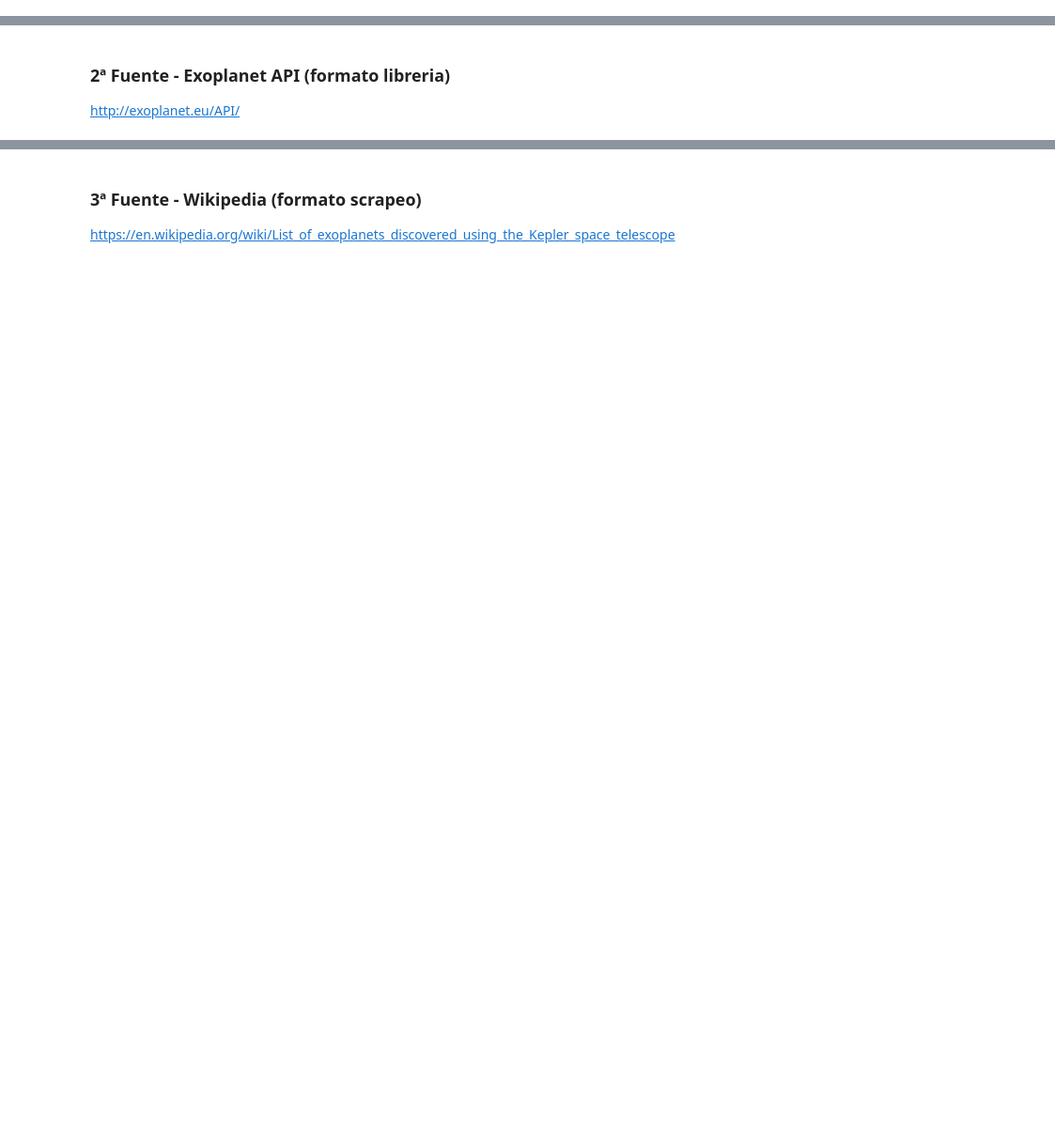
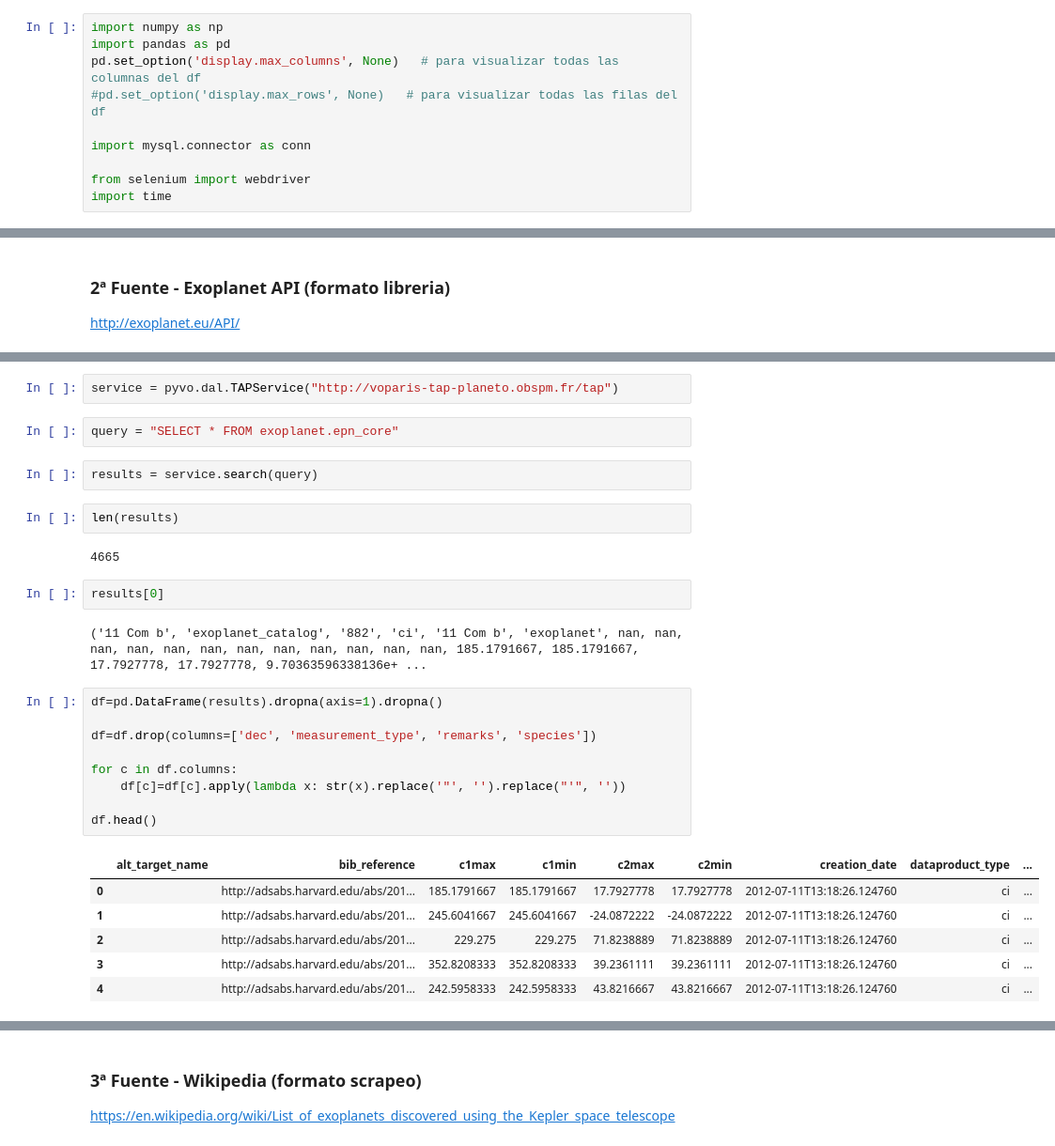
Before and after one commit to Ironhack-Data-Madrid-Abril-2021/Material_Clase, a Jupyter notebook: semana_3/4.2 - Proceso ETL.ipynb, the cells around one changed output, grey strips where cells are left out. Shown: that part at 94% size. Cells and saved outputs as stored; diff of their text form; blank space fills up the shorter version.

```diff
--- a/semana_3/4.2 - Proceso ETL.ipynb
+++ b/semana_3/4.2 - Proceso ETL.ipynb
@@ -1,5 +1,15 @@
 # %% [markdown]
 # Exoplanetas
+# %%
+import numpy as np
+import pandas as pd
+pd.set_option('display.max_columns', None)   # para visualizar todas las columnas del df
+#pd.set_option('display.max_rows', None)   # para visualizar todas las filas del df
+
+import mysql.connector as conn
+
+from selenium import webdriver
+import time
 # %% [markdown]
 ### Pasando de pandas a SQL
 # %%
@@ -77,0 +230,30 @@ http://exoplanet.eu/API/
+# %%
+service = pyvo.dal.TAPService("http://voparis-tap-planeto.obspm.fr/tap")
+# %%
+query = "SELECT * FROM exoplanet.epn_core"
+# %%
+results = service.search(query)
+# %%
+len(results)
+# %% [output]
+4665
+# %%
+results[0]
+# %% [output]
+('11 Com b', 'exoplanet_catalog', '882', 'ci', '11 Com b', 'exoplanet', nan, nan, nan, nan, nan, nan, nan, nan, nan, nan, nan, nan, 185.1791667, 185.1791667, 17.7927778, 17.7927778, 9.70363596338136e+ ...
+# %%
+df=pd.DataFrame(results).dropna(axis=1).dropna()
+
+df=df.drop(columns=['dec', 'measurement_type', 'remarks', 'species'])
+
+for c in df.columns:
+    df[c]=df[c].apply(lambda x: str(x).replace('"', '').replace("'", ''))
+
+df.head()
+# %% [output]
+|  | alt_target_name | bib_reference | c1max | c1min | c2max | c2min | creation_date | dataproduct_type | ... |
+| 0 |  | http://adsabs.harvard.edu/abs/201... | 185.1791667 | 185.1791667 | 17.7927778 | 17.7927778 | 2012-07-11T13:18:26.124760 | ci | ... |
+| 1 |  | http://adsabs.harvard.edu/abs/201... | 245.6041667 | 245.6041667 | -24.0872222 | -24.0872222 | 2012-07-11T13:18:26.124760 | ci | ... |
+| 2 |  | http://adsabs.harvard.edu/abs/201... | 229.275 | 229.275 | 71.8238889 | 71.8238889 | 2012-07-11T13:18:26.124760 | ci | ... |
+| 3 |  | http://adsabs.harvard.edu/abs/201... | 352.8208333 | 352.8208333 | 39.2361111 | 39.2361111 | 2012-07-11T13:18:26.124760 | ci | ... |
+| 4 |  | http://adsabs.harvard.edu/abs/201... | 242.5958333 | 242.5958333 | 43.8216667 | 43.8216667 | 2012-07-11T13:18:26.124760 | ci | ... |
```
Also changed, not shown: parts of 41 cells of this notebook.
